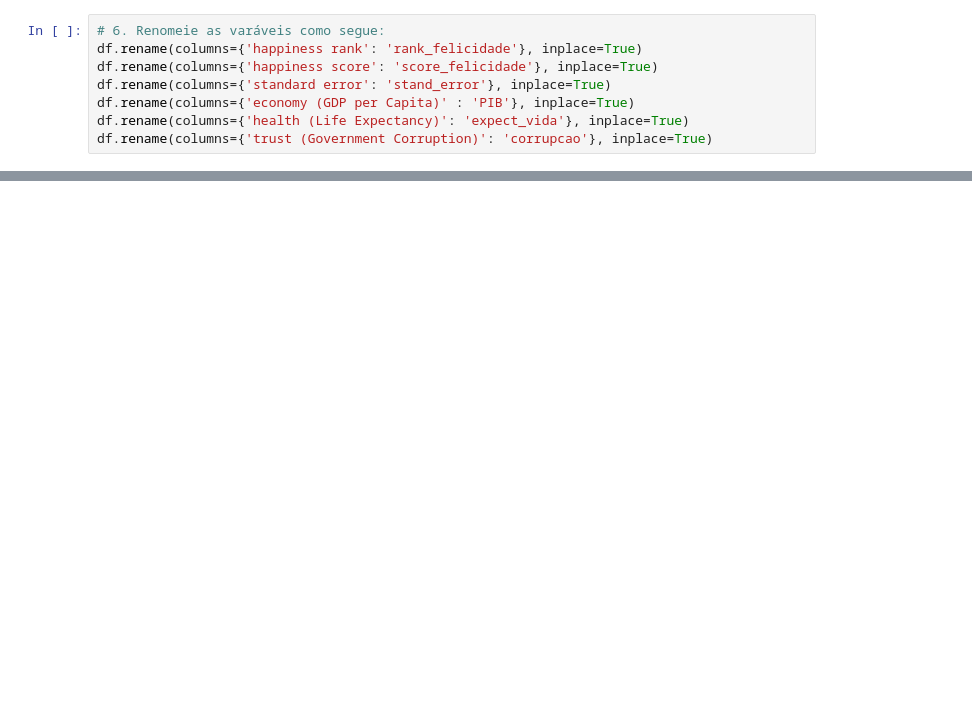
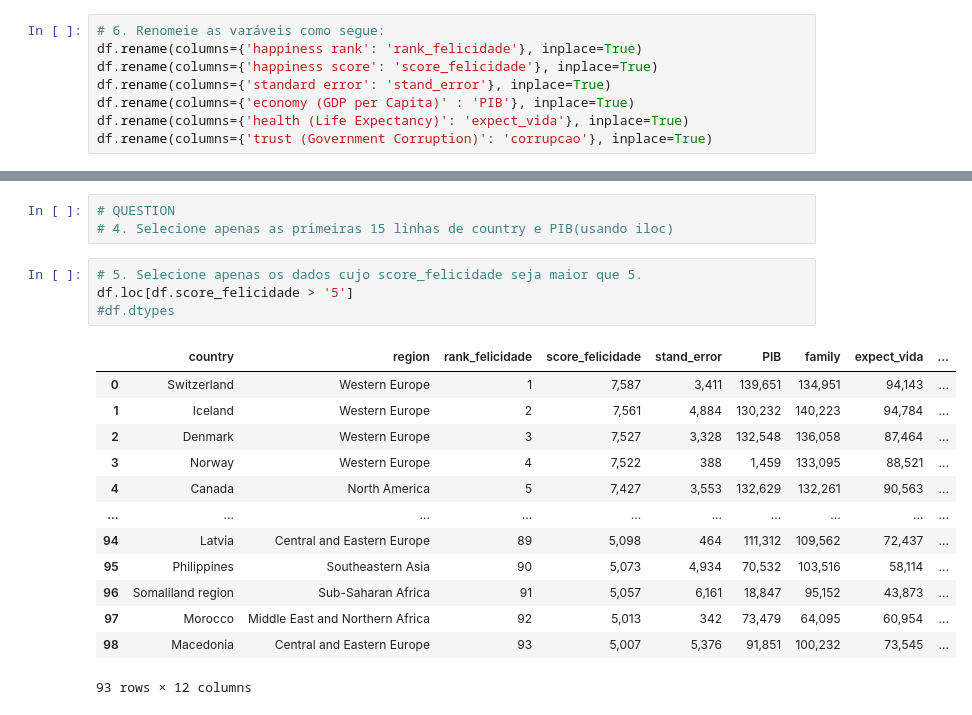
Before and after one commit to nycolexavier/course-data-analysis, a Jupyter notebook: introducao_pandas1.ipynb, the cells around one changed output, grey strips where cells are left out. Drawn from its saved outputs; the diff is of its cells as text; blank space fills up the shorter version.

```diff
--- a/introducao_pandas1.ipynb
+++ b/introducao_pandas1.ipynb
@@ -71,0 +165,21 @@ Name: expect_vida, Length: 164, dtype: object
+# %%
+# QUESTION
+# 4. Selecione apenas as primeiras 15 linhas de country e PIB(usando iloc)
+# %%
+# 5. Selecione apenas os dados cujo score_felicidade seja maior que 5.
+df.loc[df.score_felicidade > '5']
+#df.dtypes
+# %% [output]
+|  | country | region | rank_felicidade | score_felicidade | stand_error | PIB | family | expect_vida | ... |
+| 0 | Switzerland | Western Europe | 1 | 7,587 | 3,411 | 139,651 | 134,951 | 94,143 | ... |
+| 1 | Iceland | Western Europe | 2 | 7,561 | 4,884 | 130,232 | 140,223 | 94,784 | ... |
+| 2 | Denmark | Western Europe | 3 | 7,527 | 3,328 | 132,548 | 136,058 | 87,464 | ... |
+| 3 | Norway | Western Europe | 4 | 7,522 | 388 | 1,459 | 133,095 | 88,521 | ... |
+| 4 | Canada | North America | 5 | 7,427 | 3,553 | 132,629 | 132,261 | 90,563 | ... |
+| ... | ... | ... | ... | ... | ... | ... | ... | ... | ... |
+| 94 | Latvia | Central and Eastern Europe | 89 | 5,098 | 464 | 111,312 | 109,562 | 72,437 | ... |
+| 95 | Philippines | Southeastern Asia | 90 | 5,073 | 4,934 | 70,532 | 103,516 | 58,114 | ... |
+| 96 | Somaliland region | Sub-Saharan Africa | 91 | 5,057 | 6,161 | 18,847 | 95,152 | 43,873 | ... |
+| 97 | Morocco | Middle East and Northern Africa | 92 | 5,013 | 342 | 73,479 | 64,095 | 60,954 | ... |
+| 98 | Macedonia | Central and Eastern Europe | 93 | 5,007 | 5,376 | 91,851 | 100,232 | 73,545 | ... |
+93 rows × 12 columns
```
Also changed, not shown: parts of 10 cells of this notebook, 5 other files.
